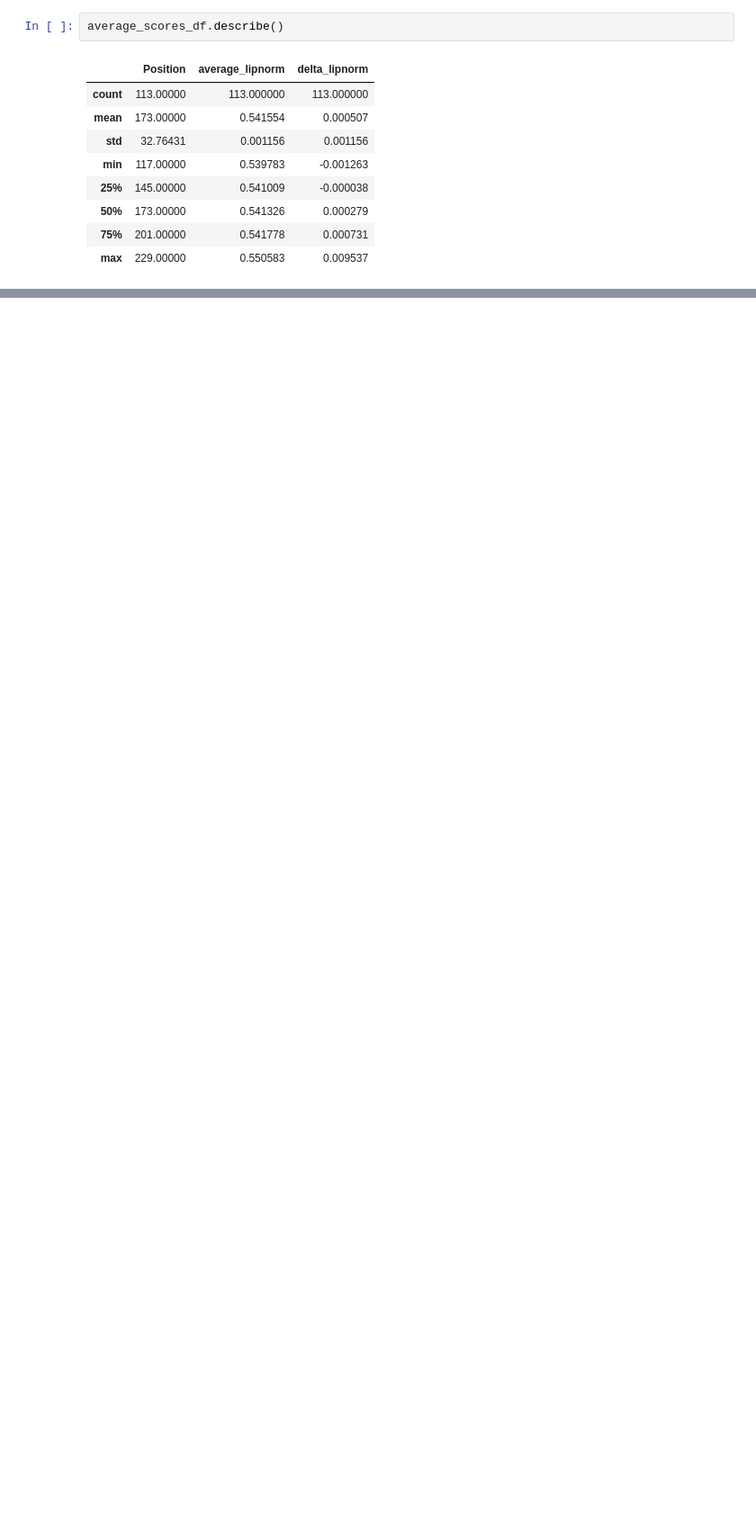
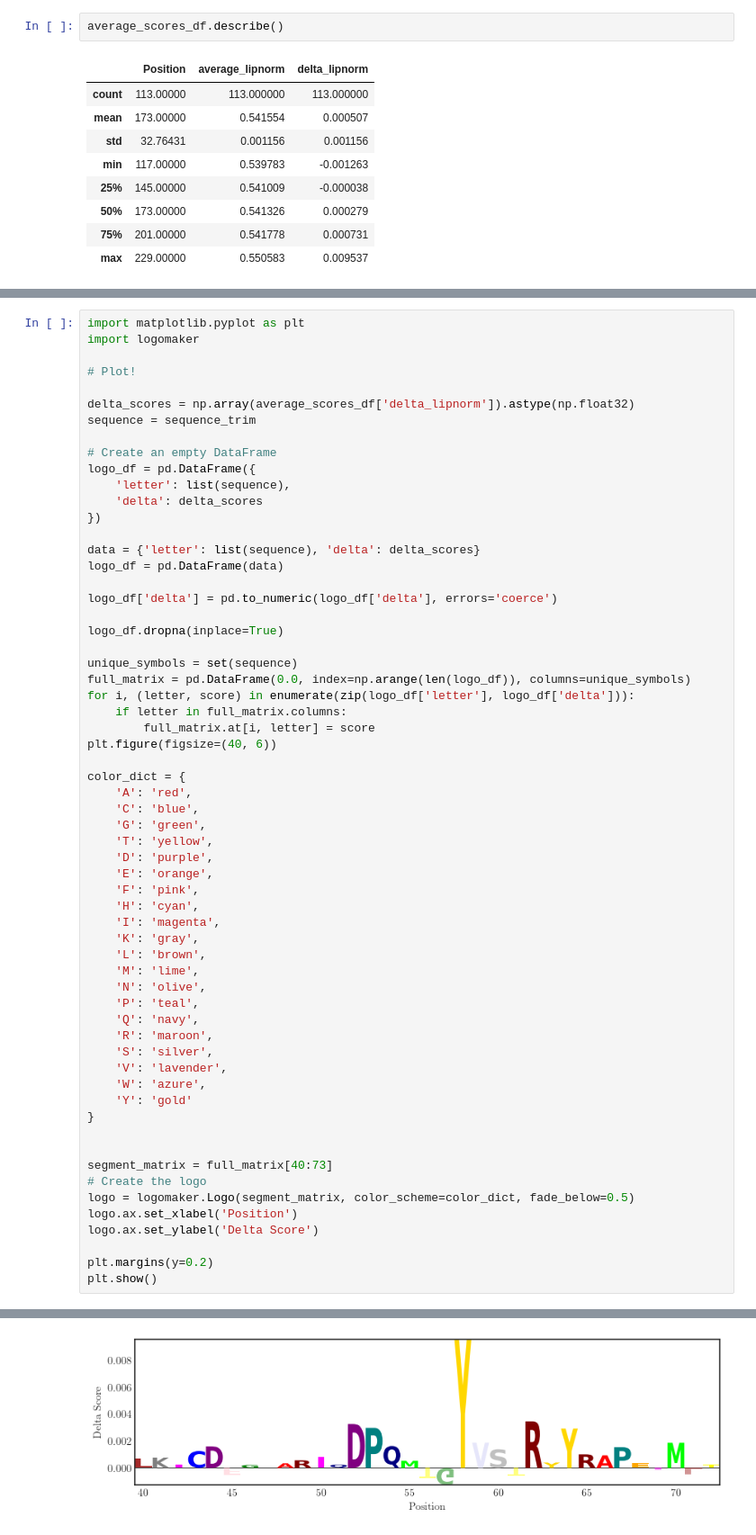
Before and after one commit to gustavoschewinski/tuning-protein, a Jupyter notebook: 5. mutations.ipynb, the cells around one changed output, grey strips where cells are left out. Shown at 90% size. Saved outputs shown, nothing was run; the diff lists cells and outputs as text; blank space fills up the shorter version.

```diff
--- a/5. mutations.ipynb
+++ b/5. mutations.ipynb
@@ -567,0 +385,62 @@ plt.show()
+# %%
+import matplotlib.pyplot as plt
+import logomaker
+
+# Plot!
+
+delta_scores = np.array(average_scores_df['delta_lipnorm']).astype(np.float32)
+sequence = sequence_trim
+
+# Create an empty DataFrame
+logo_df = pd.DataFrame({
+    'letter': list(sequence),
+    'delta': delta_scores
+})
+
+data = {'letter': list(sequence), 'delta': delta_scores}
+logo_df = pd.DataFrame(data)
+
+logo_df['delta'] = pd.to_numeric(logo_df['delta'], errors='coerce')
+
+logo_df.dropna(inplace=True)
+
+unique_symbols = set(sequence)
+full_matrix = pd.DataFrame(0.0, index=np.arange(len(logo_df)), columns=unique_symbols)
+for i, (letter, score) in enumerate(zip(logo_df['letter'], logo_df['delta'])):
+    if letter in full_matrix.columns:
+        full_matrix.at[i, letter] = score
+plt.figure(figsize=(40, 6))
+
+color_dict = {
+    'A': 'red',
+    'C': 'blue',
+    'G': 'green',
+    'T': 'yellow',
+    'D': 'purple',
+    'E': 'orange',
+    'F': 'pink',
+    'H': 'cyan',
+    'I': 'magenta',
+    'K': 'gray',
+    'L': 'brown',
+    'M': 'lime',
+    'N': 'olive',
+    'P': 'teal',
+    'Q': 'navy',
+    'R': 'maroon',
+    'S': 'silver',
+    'V': 'lavender',
+    'W': 'azure',
+    'Y': 'gold'
+}
+
+
+segment_matrix = full_matrix[40:73]
+# Create the logo
+logo = logomaker.Logo(segment_matrix, color_scheme=color_dict, fade_below=0.5)
+logo.ax.set_xlabel('Position')
+logo.ax.set_ylabel('Delta Score')
+
+plt.margins(y=0.2)
+plt.show()
+# %% [output]
@@ -567,0 +448 @@ plt.show()
+[figure, added]
```
Also changed, not shown: parts of 23 cells of this notebook, 1 other file.
